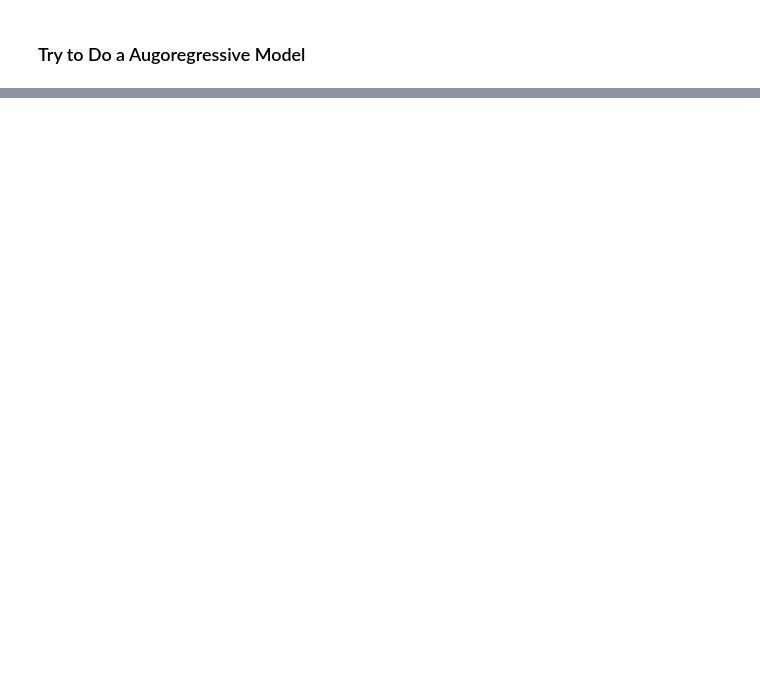
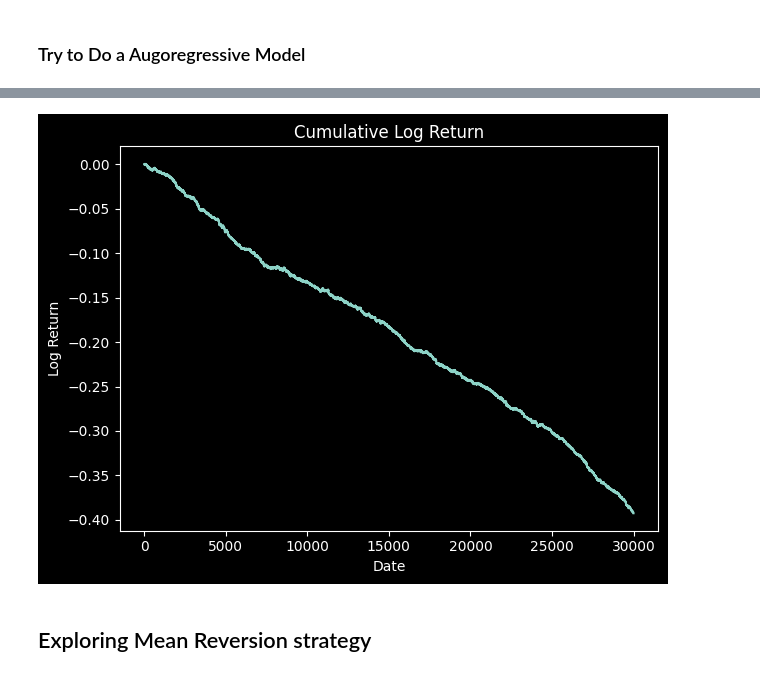
Before and after one commit to ArivAhuja/IMC_Trading_Challenge, a Jupyter notebook: initial_analysis.ipynb, the cells around one changed output, grey strips where cells are left out. Drawn from its saved outputs; the diff is of its cells as text; code cells hidden in the pictures; blank space fills up the shorter version.

```diff
--- a/initial_analysis.ipynb
+++ b/initial_analysis.ipynb
@@ -223,0 +283,13 @@ print("Test R^2:", r2)
+# %%
+fast_ma = kelp_df['mid_price'].rolling(10).mean()
+slow_ma = kelp_df['mid_price'].rolling(30).mean()
+
+# Signal/position vector. The position at each bar
+kelp_df['signal'] = np.where(fast_ma > slow_ma, 1, 0)
+
+kelp_df['return'] = np.log(kelp_df['mid_price']).diff().shift(-1)
+kelp_df['strategy_return'] = kelp_df['signal'] * kelp_df['return']
+
+r = kelp_df['strategy_return']
+profit_factor = r[r>0].sum() / r[r<0].abs().sum()
+sharpe_ratio = r.mean() / r.std()
@@ -223,0 +300,13 @@ print("Test R^2:", r2)
+# %%
+kelp_df['clr'] = kelp_df['strategy_return'].cumsum()
+plt.style.use('dark_background')
+plt.plot(kelp_df.index, kelp_df['clr'])
+plt.title('Cumulative Log Return')
+plt.xlabel('Date')
+plt.ylabel('Log Return')
+plt.tight_layout()
+plt.show()
+# %% [output]
+[figure, added]
+# %% [markdown]
+## Exploring Mean Reversion strategy
```
Also changed, not shown: parts of 13 cells of this notebook, 1 other file.
